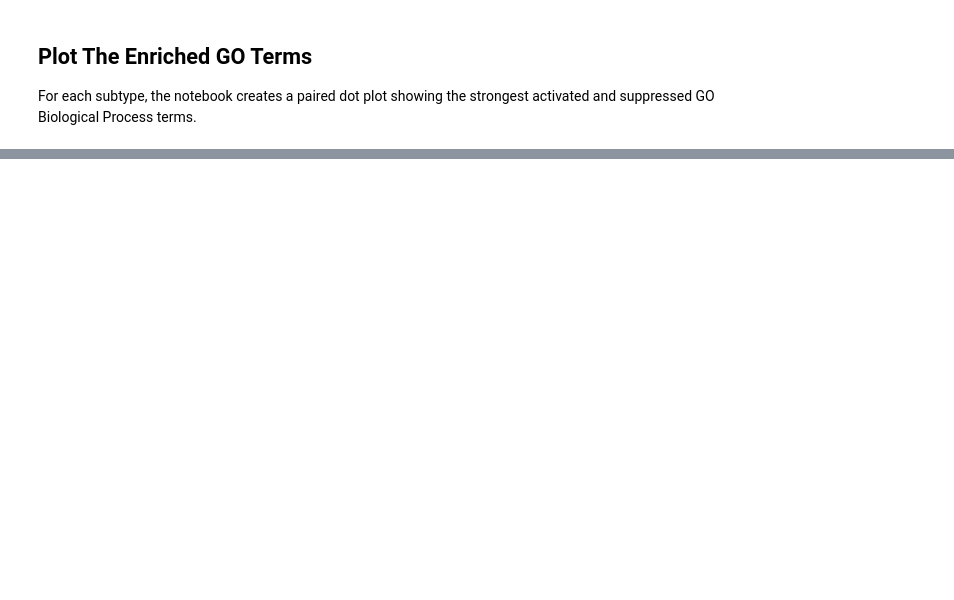
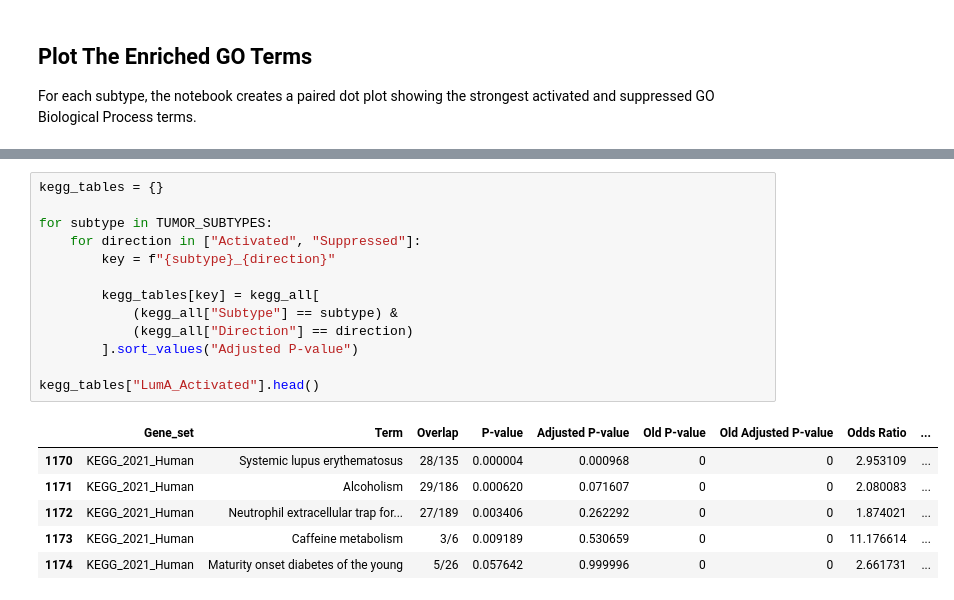
Before and after one commit to Dawlabani/297af_project, a Jupyter notebook: phase3_functional_enrichment.ipynb, the cells around one changed output, grey strips where cells are left out. Saved outputs shown, nothing was run; the diff lists cells and outputs as text; blank space fills up the shorter version.

Commit message:
Kegg Pathway Enrichment Phase 3 + GO dot plots

```diff
--- a/phase3_functional_enrichment.ipynb
+++ b/phase3_functional_enrichment.ipynb
@@ -238,0 +282,20 @@ A practical next writing step is to take the top 3 to 5 activated and suppressed
+# %%
+kegg_tables = {}
+
+for subtype in TUMOR_SUBTYPES:
+    for direction in ["Activated", "Suppressed"]:
+        key = f"{subtype}_{direction}"
+
+        kegg_tables[key] = kegg_all[
+            (kegg_all["Subtype"] == subtype) &
+            (kegg_all["Direction"] == direction)
+        ].sort_values("Adjusted P-value")
+
+kegg_tables["LumA_Activated"].head()
+# %% [output]
+|  | Gene_set | Term | Overlap | P-value | Adjusted P-value | Old P-value | Old Adjusted P-value | Odds Ratio | ... |
+| 1170 | KEGG_2021_Human | Systemic lupus erythematosus | 28/135 | 0.000004 | 0.000968 | 0 | 0 | 2.953109 | ... |
+| 1171 | KEGG_2021_Human | Alcoholism | 29/186 | 0.000620 | 0.071607 | 0 | 0 | 2.080083 | ... |
+| 1172 | KEGG_2021_Human | Neutrophil extracellular trap for... | 27/189 | 0.003406 | 0.262292 | 0 | 0 | 1.874021 | ... |
+| 1173 | KEGG_2021_Human | Caffeine metabolism | 3/6 | 0.009189 | 0.530659 | 0 | 0 | 11.176614 | ... |
+| 1174 | KEGG_2021_Human | Maturity onset diabetes of the young | 5/26 | 0.057642 | 0.999996 | 0 | 0 | 2.661731 | ... |
```
Also changed, not shown: parts of 10 cells of this notebook, 29 other files.
